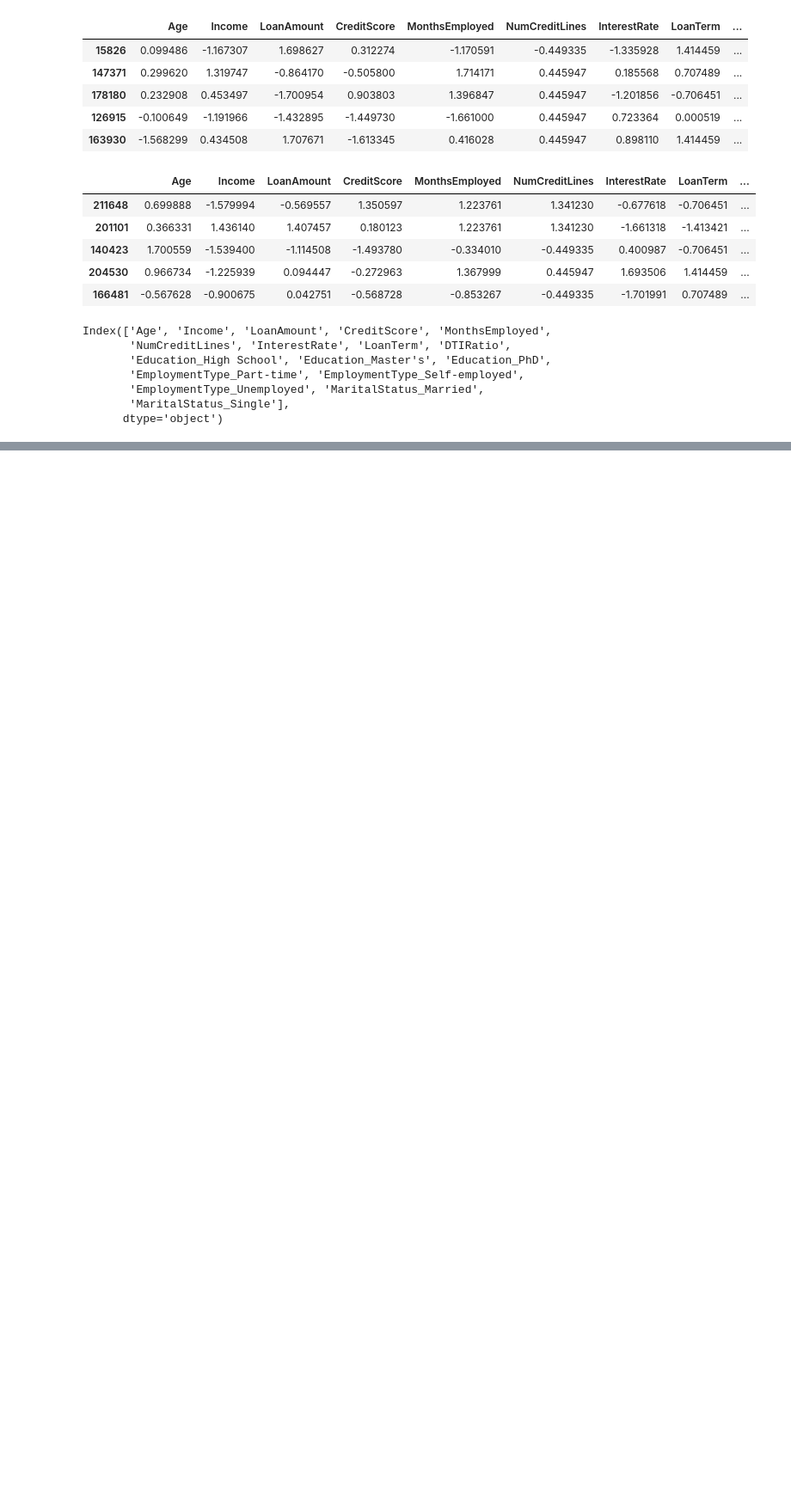
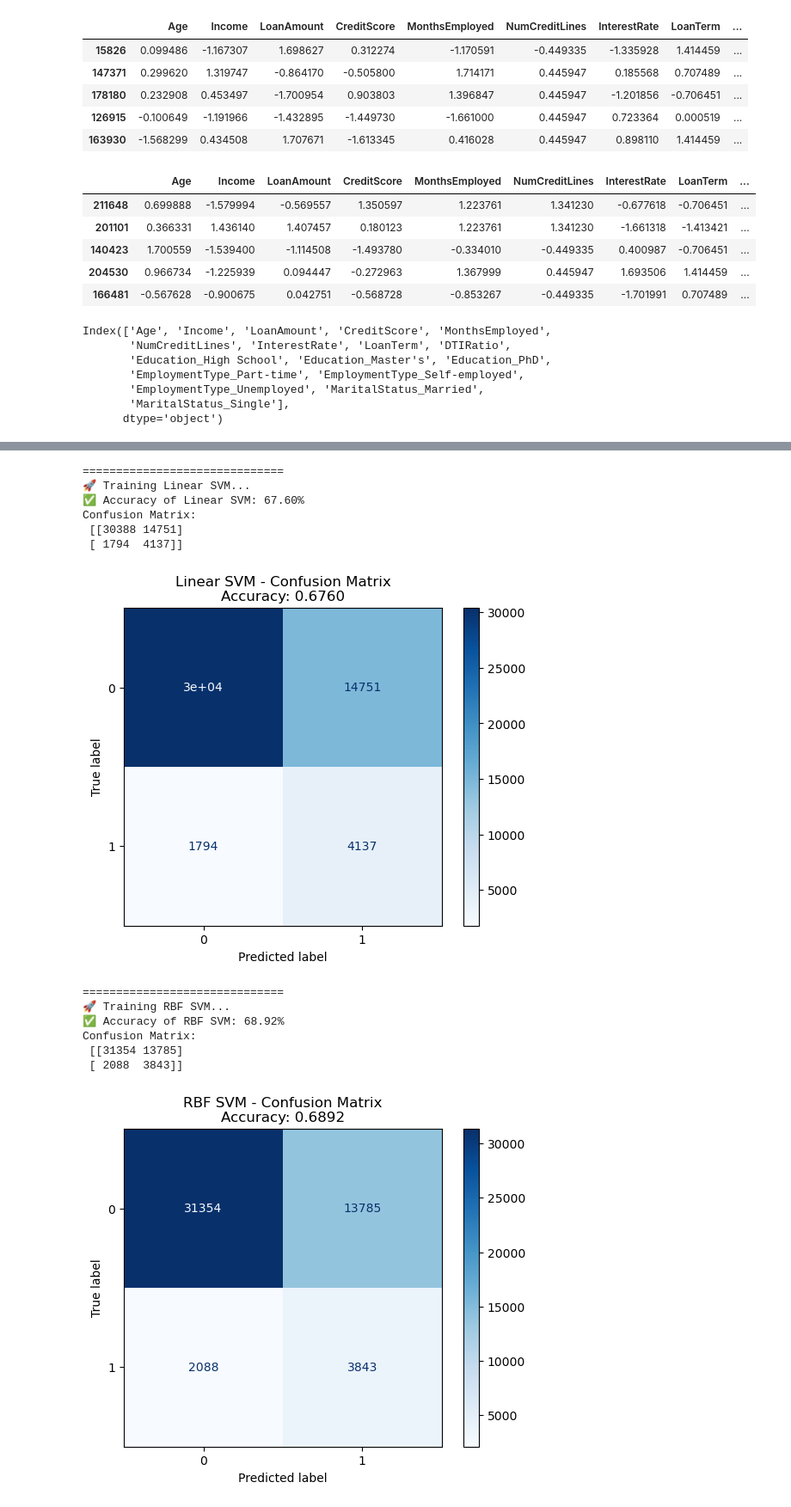
Before and after one commit to springboardmentor891v/CreditPathAI_Oct_Batch, a Jupyter notebook: main.ipynb, the cells around one changed output, grey strips where cells are left out. Shown at 86% size. Cells and saved outputs as stored; diff of their text form; code cells hidden in the pictures; blank space fills up the shorter version.

```diff
--- a/main.ipynb
+++ b/main.ipynb
@@ -517,0 +553,58 @@ Index(['Age', 'Income', 'LoanAmount', 'CreditScore', 'MonthsEmployed',
+# %%
+# =========================
+# 📘 Model Training and Evaluation
+# =========================
+
+from sklearn.svm import LinearSVC, SVC
+from sklearn.tree import DecisionTreeClassifier
+from sklearn.ensemble import RandomForestClassifier
+from xgboost import XGBClassifier
+
+from sklearn.metrics import accuracy_score, confusion_matrix, ConfusionMatrixDisplay
+import matplotlib.pyplot as plt
+
+models = {
+    "Linear SVM": LinearSVC(max_iter=5000, random_state=42),
+    "RBF SVM": SVC(kernel='rbf', C=1.0, gamma='scale', random_state=42),
+    "Decision Tree": DecisionTreeClassifier(random_state=42),
+    "Random Forest": RandomForestClassifier(n_estimators=100, random_state=42),
+    "XGBoost": XGBClassifier(use_label_encoder=False, eval_metric='logloss', random_state=42)
+}
+
+# Loop through all models
+for name, model in models.items():
+    print(f"\n==============================")
+    print(f"🚀 Training {name}...")
+    model.fit(X_train_balanced, y_train_balanced)
+
+    # Predictions
+    y_pred = model.predict(X_test_scaled)
+
+    # Accuracy
+    acc = accuracy_score(y_test, y_pred)
+    print(f"✅ Accuracy of {name}: {acc * 100:.2f}%")
+
+    # Confusion Matrix
+    cm = confusion_matrix(y_test, y_pred)
+    print("Confusion Matrix:\n", cm)
+
+    # Plot Confusion Matrix
+    disp = ConfusionMatrixDisplay(confusion_matrix=cm)
+    disp.plot(cmap='Blues')
+    plt.title(f"{name} - Confusion Matrix\nAccuracy: {acc:.4f}")
+    plt.show()
+# %% [output]
+==============================
+🚀 Training Linear SVM...
+✅ Accuracy of Linear SVM: 67.60%
+Confusion Matrix:
+ [[30388 14751]
+ [ 1794  4137]]
+[figure, added]
+==============================
+🚀 Training RBF SVM...
+✅ Accuracy of RBF SVM: 68.92%
+Confusion Matrix:
+ [[31354 13785]
+ [ 2088  3843]]
+[figure, added]
```
Also changed, not shown: parts of 6 cells of this notebook, 1 other file.
